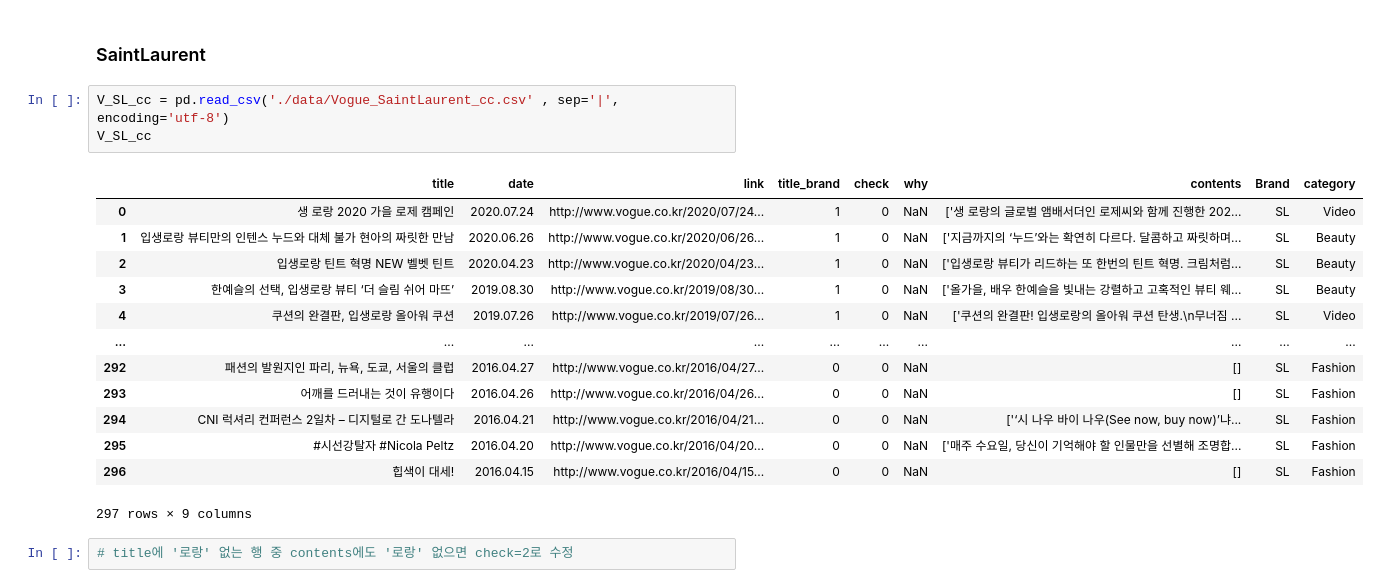
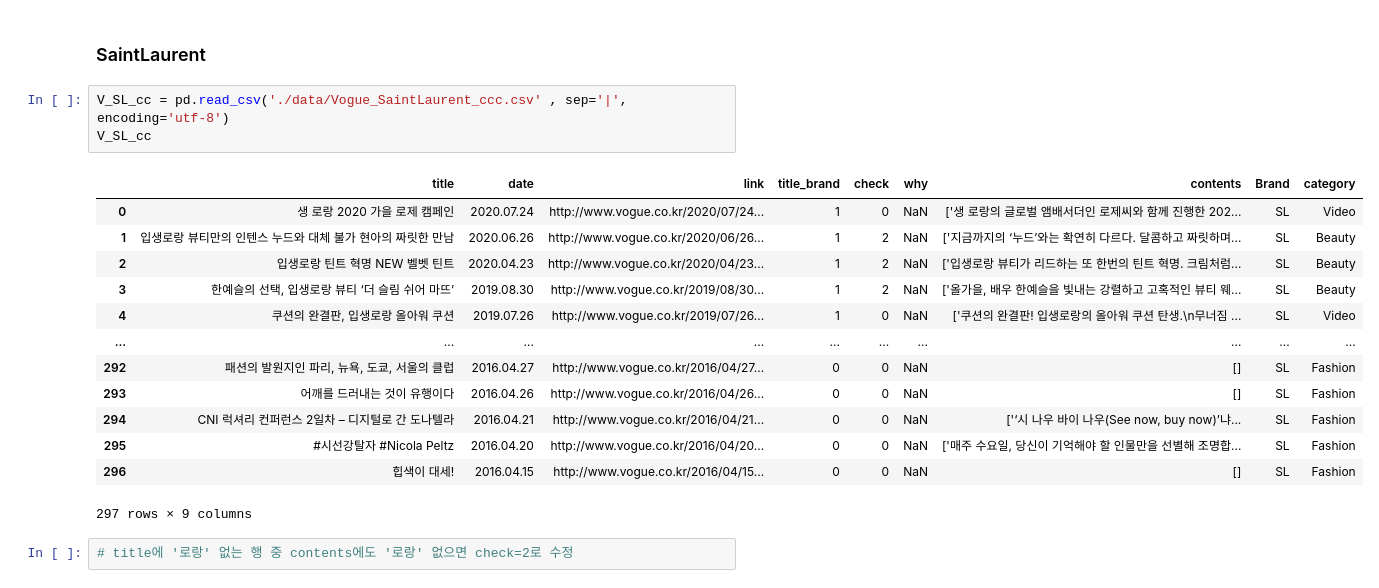
Before and after one commit to rosyminty/BLANDE, a Jupyter notebook: Vogue Checking contents containing the brand name & deleting the beauty category.ipynb, the cells around one changed output. Cells and saved outputs as stored; diff of their text form.

```diff
--- a/Vogue Checking contents containing the brand name & deleting the beauty category.ipynb
+++ b/Vogue Checking contents containing the brand name & deleting the beauty category.ipynb
@@ -163,14 +205,14 @@ success
 # %% [markdown]
 ### SaintLaurent
 # %%
-V_SL_cc = pd.read_csv('./data/Vogue_SaintLaurent_cc.csv' , sep='|', encoding='utf-8')
+V_SL_cc = pd.read_csv('./data/Vogue_SaintLaurent_ccc.csv' , sep='|', encoding='utf-8')
 V_SL_cc
 # %% [output]
 |  | title | date | link | title_brand | check | why | contents | Brand | category |
 | 0 | 생 로랑 2020 가을 로제 캠페인 | 2020.07.24 | http://www.vogue.co.kr/2020/07/24... | 1 | 0 | NaN | ['생 로랑의 글로벌 앰배서더인 로제씨와 함께 진행한 202... | SL | Video |
-| 1 | 입생로랑 뷰티만의 인텐스 누드와 대체 불가 현아의 짜릿한 만남 | 2020.06.26 | http://www.vogue.co.kr/2020/06/26... | 1 | 0 | NaN | ['지금까지의 ‘누드’와는 확연히 다르다. 달콤하고 짜릿하며... | SL | Beauty |
-| 2 | 입생로랑 틴트 혁명 NEW 벨벳 틴트 | 2020.04.23 | http://www.vogue.co.kr/2020/04/23... | 1 | 0 | NaN | ['입생로랑 뷰티가 리드하는 또 한번의 틴트 혁명. 크림처럼... | SL | Beauty |
-| 3 | 한예슬의 선택, 입생로랑 뷰티 ‘더 슬림 쉬어 마뜨’ | 2019.08.30 | http://www.vogue.co.kr/2019/08/30... | 1 | 0 | NaN | ['올가을, 배우 한예슬을 빛내는 강렬하고 고혹적인 뷰티 웨... | SL | Beauty |
+| 1 | 입생로랑 뷰티만의 인텐스 누드와 대체 불가 현아의 짜릿한 만남 | 2020.06.26 | http://www.vogue.co.kr/2020/06/26... | 1 | 2 | NaN | ['지금까지의 ‘누드’와는 확연히 다르다. 달콤하고 짜릿하며... | SL | Beauty |
+| 2 | 입생로랑 틴트 혁명 NEW 벨벳 틴트 | 2020.04.23 | http://www.vogue.co.kr/2020/04/23... | 1 | 2 | NaN | ['입생로랑 뷰티가 리드하는 또 한번의 틴트 혁명. 크림처럼... | SL | Beauty |
+| 3 | 한예슬의 선택, 입생로랑 뷰티 ‘더 슬림 쉬어 마뜨’ | 2019.08.30 | http://www.vogue.co.kr/2019/08/30... | 1 | 2 | NaN | ['올가을, 배우 한예슬을 빛내는 강렬하고 고혹적인 뷰티 웨... | SL | Beauty |
 | 4 | 쿠션의 완결판, 입생로랑 올아워 쿠션 | 2019.07.26 | http://www.vogue.co.kr/2019/07/26... | 1 | 0 | NaN | ['쿠션의 완결판! 입생로랑의 올아워 쿠션 탄생.\n무너짐 ... | SL | Video |
 | ... | ... | ... | ... | ... | ... | ... | ... | ... | ... |
 | 292 | 패션의 발원지인 파리, 뉴욕, 도쿄, 서울의 클럽 | 2016.04.27 | http://www.vogue.co.kr/2016/04/27... | 0 | 0 | NaN | [] | SL | Fashion |
```
Also changed, not shown: parts of 11 cells of this notebook.
